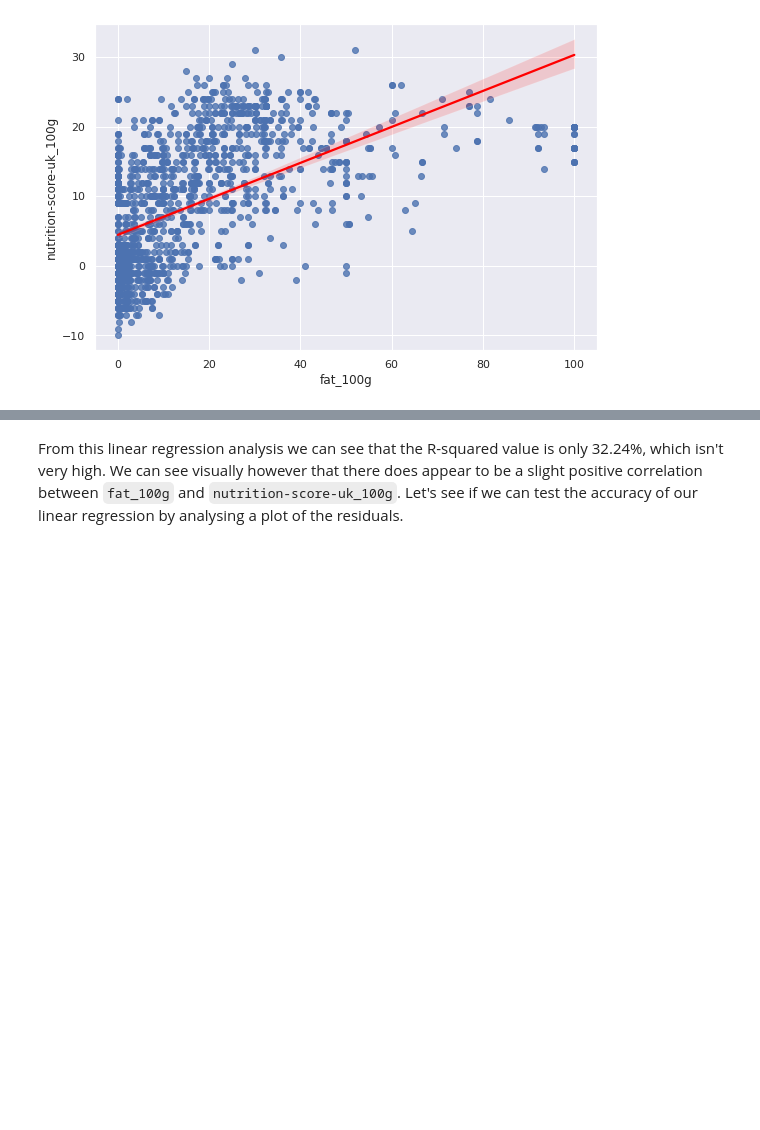
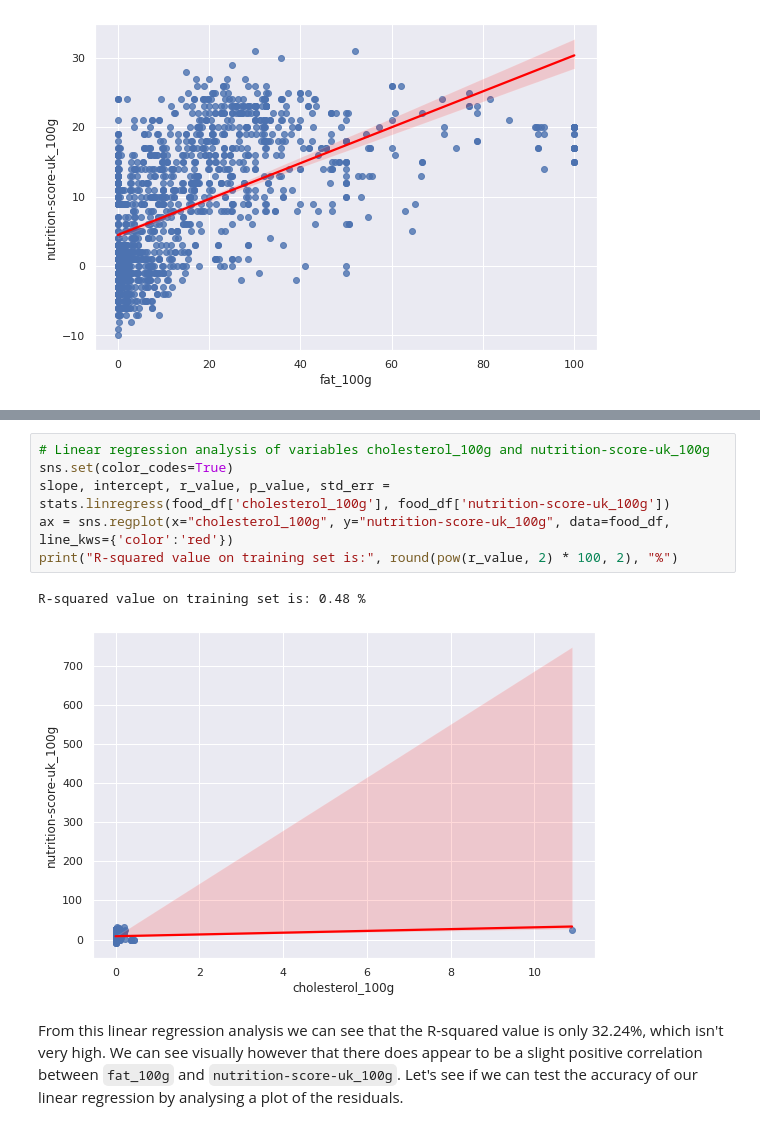
Before and after one commit to ANUSHKALA/food-data-nutrition-analysis_project, a Jupyter notebook: food_analysis.ipynb, the cells around one changed output, grey strips where cells are left out. Saved outputs shown, nothing was run; the diff lists cells and outputs as text; blank space fills up the shorter version.

```diff
--- a/food_analysis.ipynb
+++ b/food_analysis.ipynb
@@ -259,3 +268,12 @@ R-squared value on training set is: 32.24 %
+# %%
+# Linear regression analysis of variables cholesterol_100g and nutrition-score-uk_100g
+sns.set(color_codes=True)
+slope, intercept, r_value, p_value, std_err = stats.linregress(food_df['cholesterol_100g'], food_df['nutrition-score-uk_100g'])
+ax = sns.regplot(x="cholesterol_100g", y="nutrition-score-uk_100g", data=food_df, line_kws={'color':'red'})
+print("R-squared value on training set is:", round(pow(r_value, 2) * 100, 2), "%")
+# %% [output]
+R-squared value on training set is: 0.48 %
+[figure, added]
 # %% [markdown]
 From this linear regression analysis we can see that the R-squared value is only 32.24%, which isn't very high. We can see visually however that there does appear to be a slight positive correlation between `fat_100g` and `nutrition-score-uk_100g`. Let's see if we can test the accuracy of our linear regression by analysing a plot of the residuals.
 # %%
```
Also changed, not shown: parts of 95 cells of this notebook.
